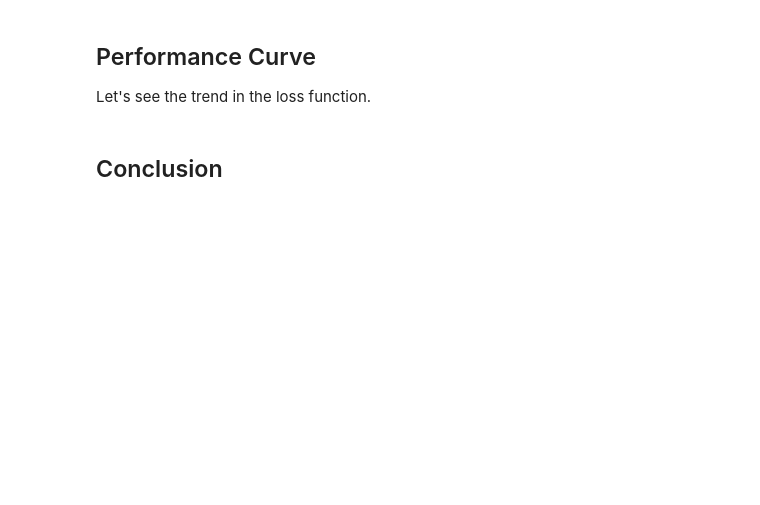
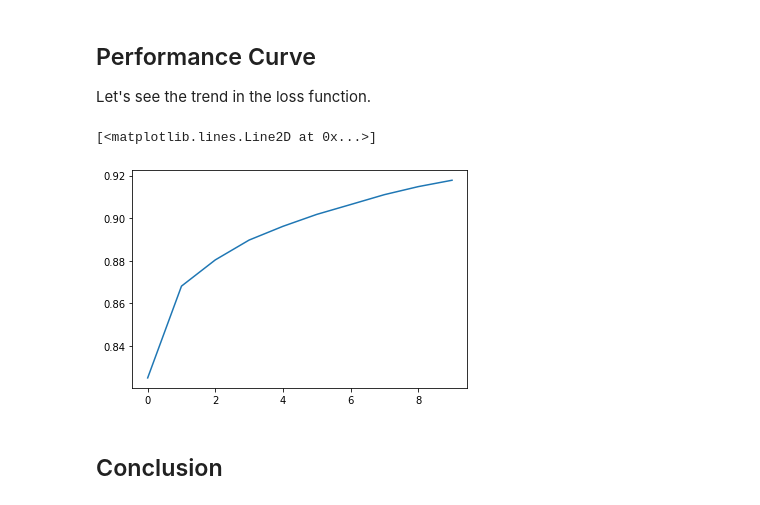
Before and after one commit to jrreed83/technicalities, a Jupyter notebook: _notebooks/2022-07-09-2022-JAX-MNIST.ipynb, the cells around one changed output. Drawn from its saved outputs; the diff is of its cells as text; code cells hidden in the pictures; blank space fills up the shorter version.

Commit message:
got callback system implemented

```diff
--- a/_notebooks/2022-07-09-2022-JAX-MNIST.ipynb
+++ b/_notebooks/2022-07-09-2022-JAX-MNIST.ipynb
@@ -517,0 +551,43 @@ Epoch 9: 89.62
+# %%
+class Machine:
+    def __init__(self, datasource, optimizer, loss_fn, net, callbacks):
+        self.datasource = datasource
+        self.optimizer = optimizer
+        self.loss_fn = loss_fn
+        self.net = net
+        self.callbacks = callbacks
+        self.history = []
+
+        # initialize all the callbacks
+        for cb in self.callbacks: cb.setup(self)
+
+    def fit(self, num_epochs):
+        self.run_callbacks('before_train')
+        for self.epoch in range(num_epochs):
+            self.run_callbacks('before_epoch')
+
+            for self.batch in self.datasource:
+                X, y = self.batch
+                # evaluate the model
+                self.run_callbacks('before_loss')
+                self.loss, self.grad = self.loss_fn(self.net, X, y)
+                self.run_callbacks('after_loss')
+
+
+                # update the model using gradient descent
+                self.run_callbacks('before_update')
+                self.net = self.optimizer.step(self.net, self.grad)
+                self.run_callbacks('after_update')
+
+                self.run_callbacks('after_batch')
+            self.run_callbacks('after_epoch')
+        return None
+
+    def run_callbacks(self, name):
+        for cb in self.callbacks: getattr(cb, name)()
+# %%
+dataset = Dataset(X_train, y_train)
+dataloader = Dataloader(dataset, batchsize=64)
+net = fashion_mnist_mlp()
+machine = Machine(dataloader, Adam(net, lr=1e-3), cross_entropy, net, callbacks=[AccuracyTracker()])
+results = machine.fit(10)
@@ -519,5 +606,10 @@ Epoch 9: 89.62
 ## Performance Curve
 
 Let's see the trend in the loss function.
+# %%
+plt.plot(machine.history)
+# %% [output]
+[<matplotlib.lines.Line2D at 0x...>]
+[figure, added]
 # %% [markdown]
 ## Conclusion
```
Also changed, not shown: parts of 12 cells of this notebook.
